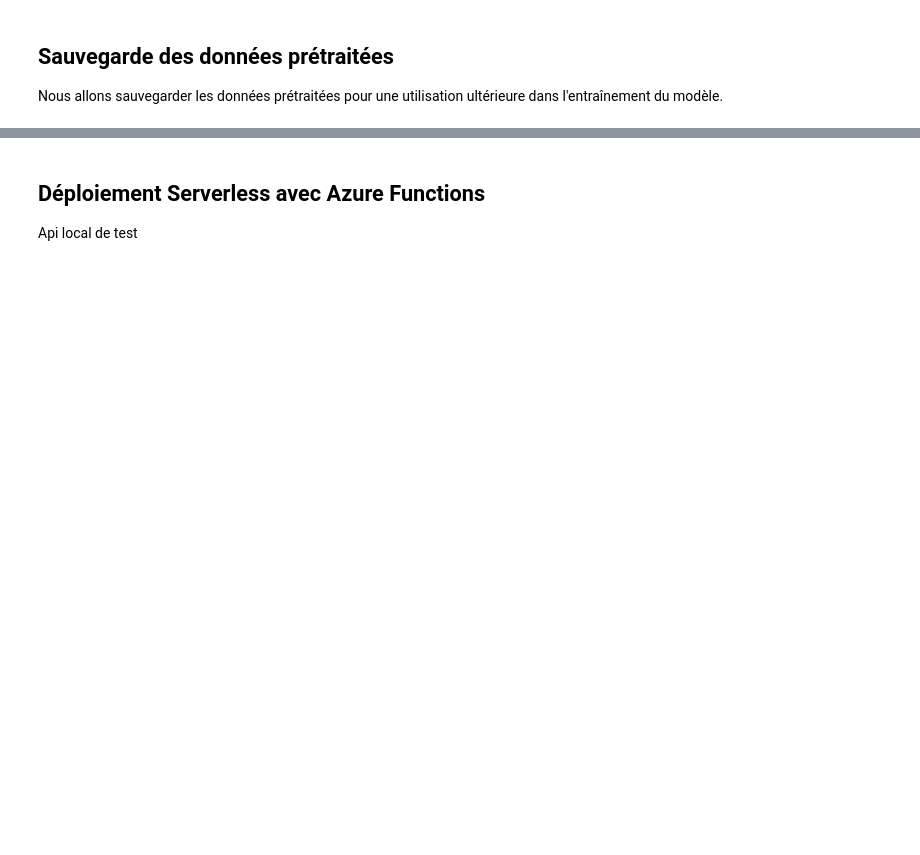
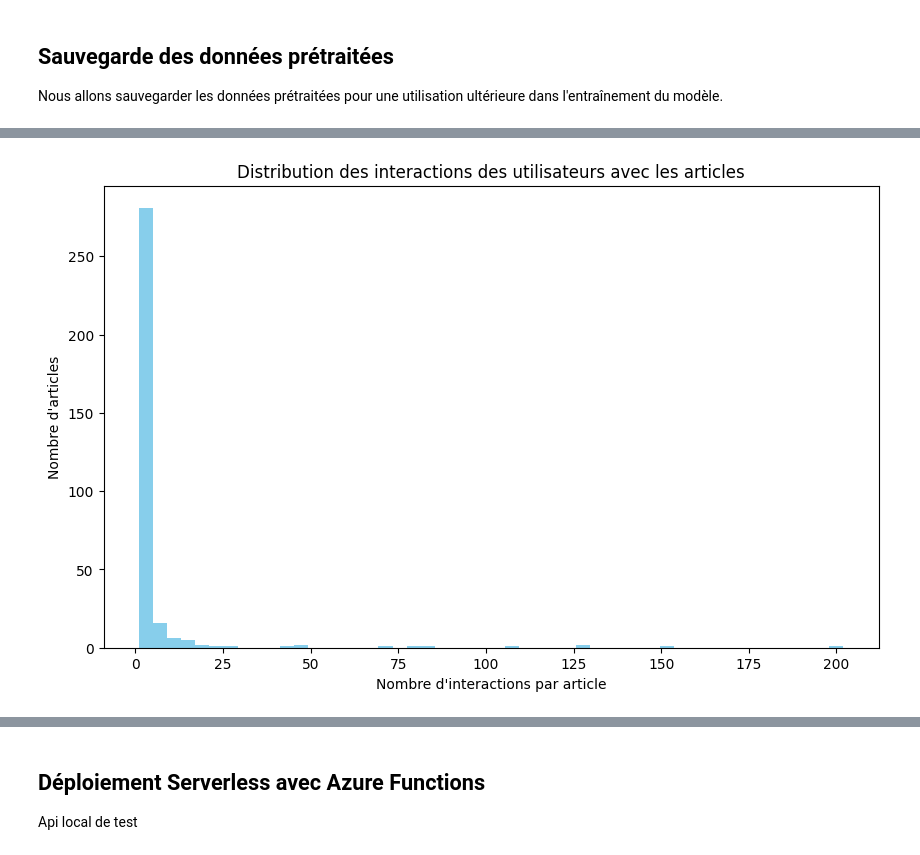
Before and after one commit to emiled107/09_Realiser_une_application_de_recommandation_de_contenu, a Jupyter notebook: notebooks/09_Realiser_une_application_de_recommandation_de_contenu.ipynb, the cells around one changed output, grey strips where cells are left out. Cells and saved outputs as stored; diff of their text form; code cells hidden in the pictures; blank space fills up the shorter version.

```diff
--- a/notebooks/09_Realiser_une_application_de_recommandation_de_contenu.ipynb
+++ b/notebooks/09_Realiser_une_application_de_recommandation_de_contenu.ipynb
@@ -515,0 +583,12 @@ print("Modèles et données préparées sauvegardés.")
+# %%
+# Distribution des interactions des utilisateurs avec les articles
+interaction_counts = clicks_sample_df['click_article_id'].value_counts()
+
+plt.figure(figsize=(10, 6))
+plt.hist(interaction_counts, bins=50, color='skyblue')
+plt.xlabel('Nombre d\'interactions par article')
+plt.ylabel('Nombre d\'articles')
+plt.title('Distribution des interactions des utilisateurs avec les articles')
+plt.show()
+# %% [output]
+[figure, added]
```
Also changed, not shown: parts of 25 cells of this notebook, 11 other files.
